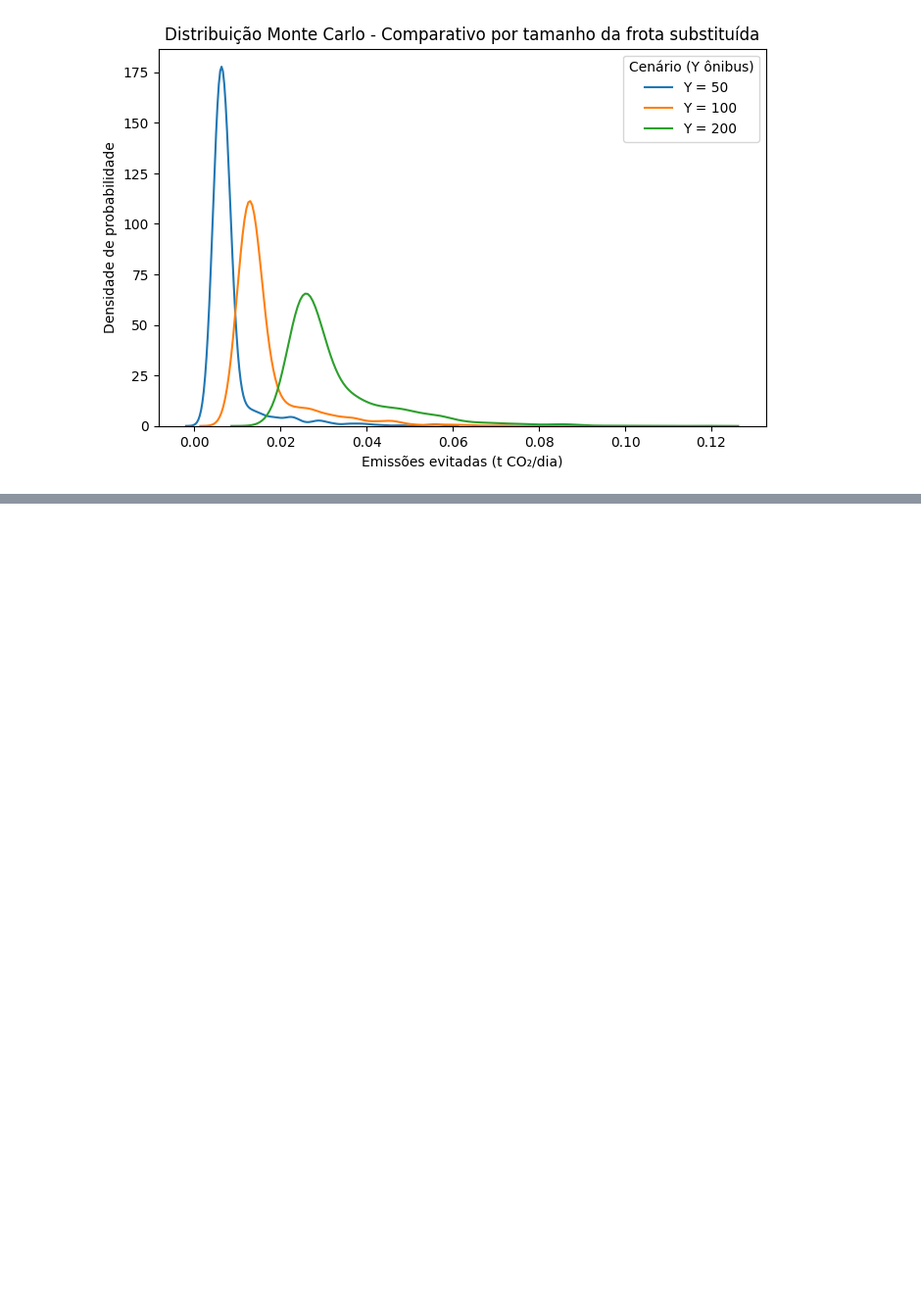
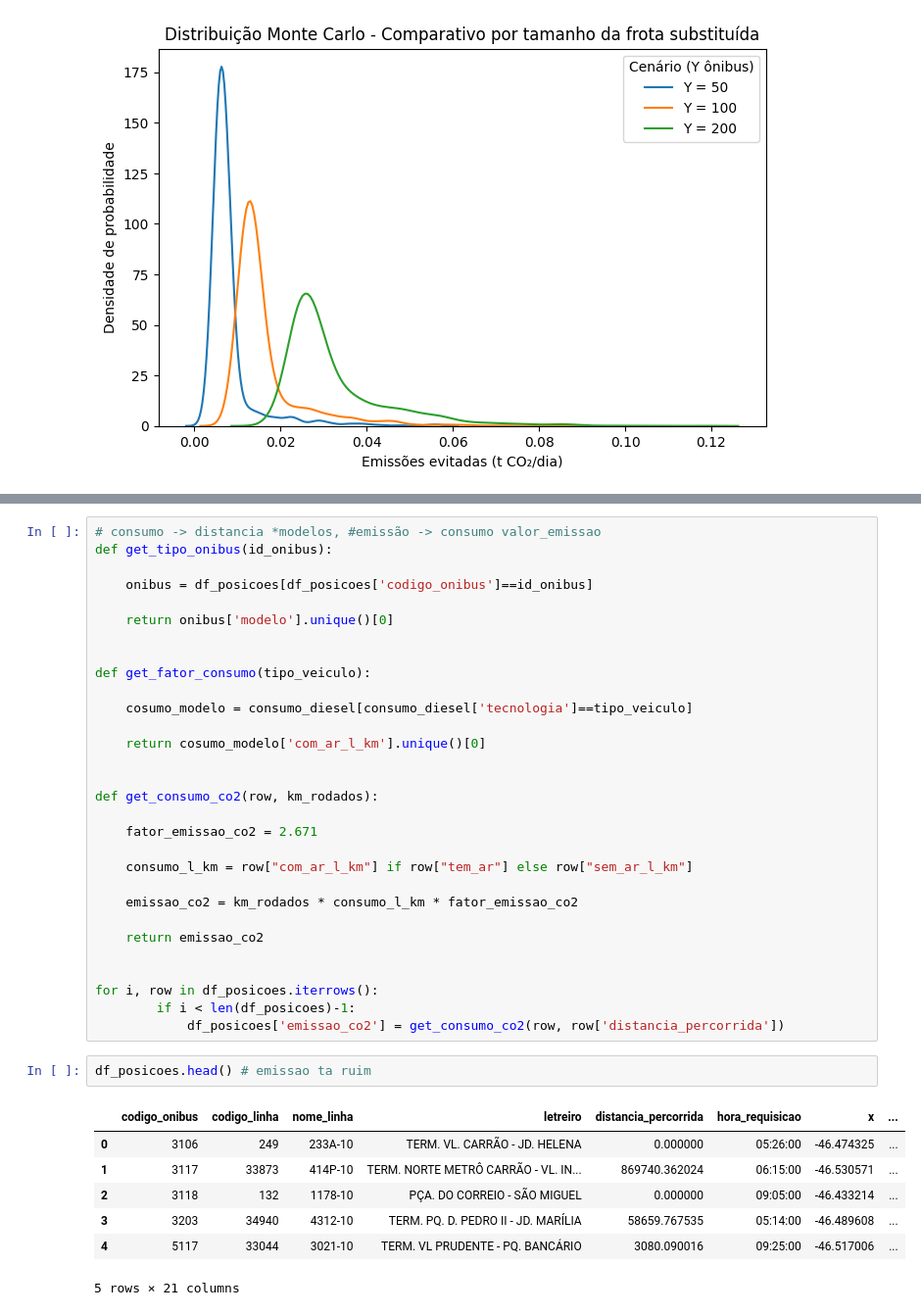
Before and after one commit to sepep-pmsp/fict-dataset-onibus_eletricos, a Jupyter notebook: 08_sim_monte_carlo.ipynb, the cells around one changed output, grey strips where cells are left out. Shown: that part at 98% size. Saved outputs shown, nothing was run; the diff lists cells and outputs as text; blank space fills up the shorter version.

```diff
--- a/08_sim_monte_carlo.ipynb
+++ b/08_sim_monte_carlo.ipynb
@@ -89,0 +142,40 @@ df_posicoes.head()
+# %%
+# consumo -> distancia *modelos, #emissão -> consumo valor_emissao
+def get_tipo_onibus(id_onibus):
+
+    onibus = df_posicoes[df_posicoes['codigo_onibus']==id_onibus]
+
+    return onibus['modelo'].unique()[0]
+
+
+def get_fator_consumo(tipo_veiculo):
+
+    cosumo_modelo = consumo_diesel[consumo_diesel['tecnologia']==tipo_veiculo]
+
+    return cosumo_modelo['com_ar_l_km'].unique()[0]
+
+
+def get_consumo_co2(row, km_rodados):
+
+    fator_emissao_co2 = 2.671
+
+    consumo_l_km = row["com_ar_l_km"] if row["tem_ar"] else row["sem_ar_l_km"]
+
+    emissao_co2 = km_rodados * consumo_l_km * fator_emissao_co2
+
+    return emissao_co2
+
+
+for i, row in df_posicoes.iterrows():
+        if i < len(df_posicoes)-1:
+            df_posicoes['emissao_co2'] = get_consumo_co2(row, row['distancia_percorrida'])
+# %%
+df_posicoes.head() # emissao ta ruim
+# %% [output]
+|  | codigo_onibus | codigo_linha | nome_linha | letreiro | distancia_percorrida | hora_requisicao | x | ... |
+| 0 | 3106 | 249 | 233A-10 | TERM. VL. CARRÃO - JD. HELENA | 0.000000 | 05:26:00 | -46.474325 | ... |
+| 1 | 3117 | 33873 | 414P-10 | TERM. NORTE METRÔ CARRÃO - VL. IN... | 869740.362024 | 06:15:00 | -46.530571 | ... |
+| 2 | 3118 | 132 | 1178-10 | PÇA. DO CORREIO - SÃO MIGUEL | 0.000000 | 09:05:00 | -46.433214 | ... |
+| 3 | 3203 | 34940 | 4312-10 | TERM. PQ. D. PEDRO II - JD. MARÍLIA | 58659.767535 | 05:14:00 | -46.489608 | ... |
+| 4 | 5117 | 33044 | 3021-10 | TERM. VL PRUDENTE - PQ. BANCÁRIO | 3080.090016 | 09:25:00 | -46.517006 | ... |
+5 rows × 21 columns
```
Also changed, not shown: parts of 6 cells of this notebook.
